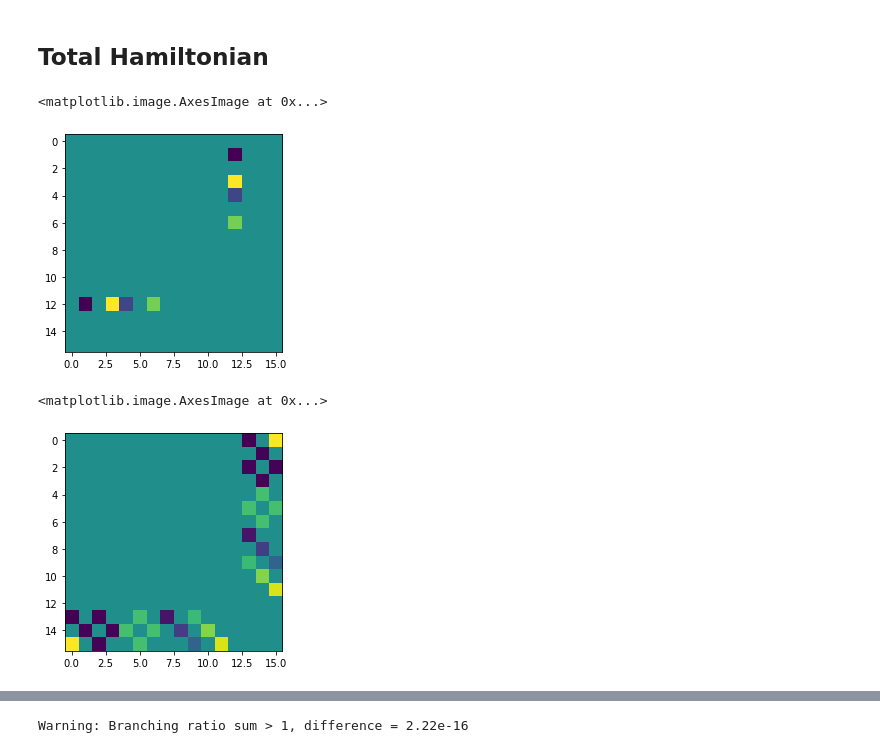
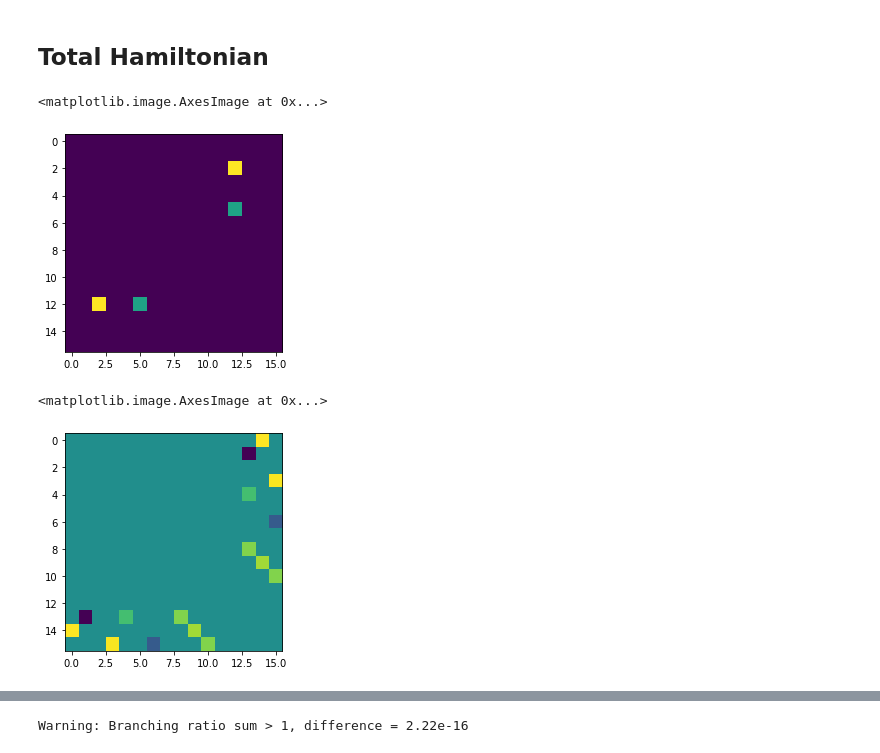
Before and after one commit to ograsdijk/optical-bloch, a Jupyter notebook: Amherst Cycling Transition.ipynb, the cells around one changed output, grey strips where cells are left out. Saved outputs shown, nothing was run; the diff lists cells and outputs as text; code cells hidden in the pictures.

```diff
--- a/Amherst Cycling Transition.ipynb
+++ b/Amherst Cycling Transition.ipynb
@@ -319,12 +319,12 @@ D2 = generate_laser_D(H_rot, QN, ground_main_2, excited_main_2, excited_states_l
 H_rot = H_rot  - np.eye(H_rot.shape[0])*H_rot[ground_main_idx_1,ground_main_idx_1]
 H_rot = H_rot + D1 + D2
 # %%
-plt.imshow(H_laser_x_1.real)
+plt.imshow(H_laser_z_1.real)
 # %% [output]
 <matplotlib.image.AxesImage at 0x...>
-[figure, old version]
+[figure, new version]
 # %%
-plt.imshow(H_laser_x_2.real)
+plt.imshow(H_laser_z_2.real)
 # %% [output]
 <matplotlib.image.AxesImage at 0x...>
-[figure, old version]
+[figure, new version]
```
Also changed, not shown: parts of 42 cells of this notebook, 1 other file.
